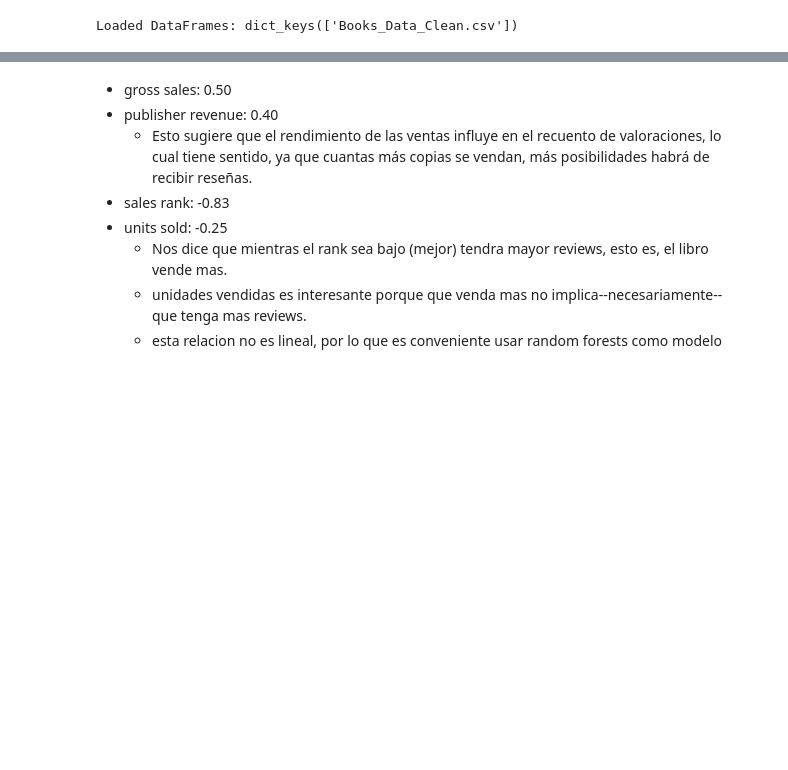
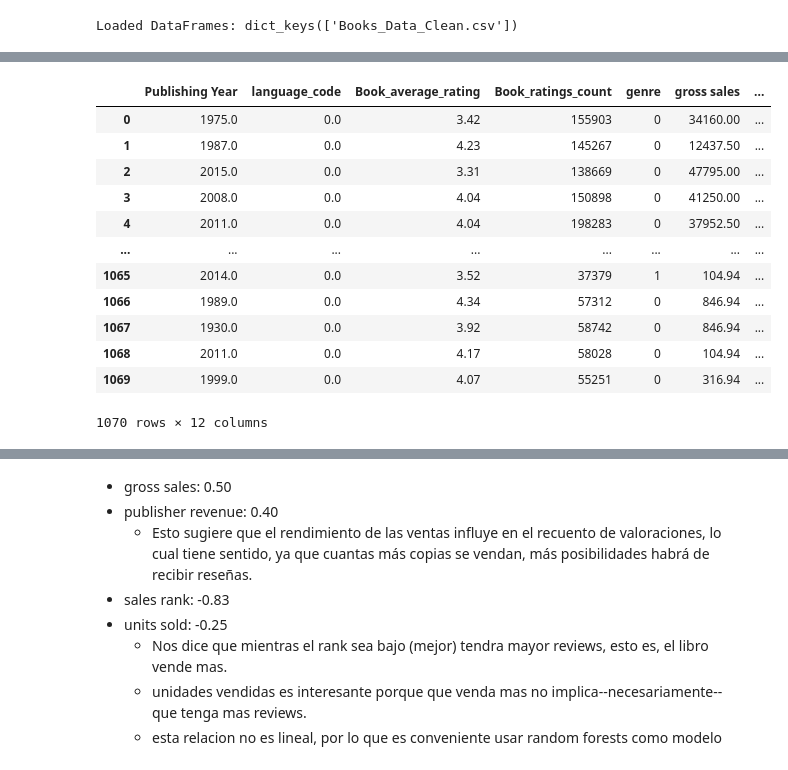
Before and after one commit to Galilea-R/proyecto-mineria, a Jupyter notebook: main.ipynb, the cells around one changed output, grey strips where cells are left out. Cells and saved outputs as stored; diff of their text form; code cells hidden in the pictures; blank space fills up the shorter version.

```diff
--- a/main.ipynb
+++ b/main.ipynb
@@ -14,8 +15,8 @@ Path to dataset files: /Users/emilianosandoval/.cache/kagglehub/datasets/thedeva
 import os
 import pandas as pd
 # %%
-dataset_path = "/Users/emilianosandoval/.cache/kagglehub/datasets/thedevastator/books-sales-and-ratings/versions/2"
-
+#dataset_path = "/Users/emilianosandoval/.cache/kagglehub/datasets/thedevastator/books-sales-and-ratings/versions/2"
+dataset_path = path
 # List files in the dataset directory
 files = os.listdir(dataset_path)
 print("Files in dataset directory:", files)
@@ -46,6 +140,24 @@ Index(['index', 'Publishing Year', 'Book Name', 'Author', 'language_code',
 # %%
 # Select only numeric columns
 df_numeric = df_books_clean.select_dtypes(include=["number"])
+# %%
+
+df_numeric = df_numeric.drop(columns=['index'])
+df_numeric
+# %% [output]
+|  | Publishing Year | language_code | Book_average_rating | Book_ratings_count | genre | gross sales | ... |
+| 0 | 1975.0 | 0.0 | 3.42 | 155903 | 0 | 34160.00 | ... |
+| 1 | 1987.0 | 0.0 | 4.23 | 145267 | 0 | 12437.50 | ... |
+| 2 | 2015.0 | 0.0 | 3.31 | 138669 | 0 | 47795.00 | ... |
+| 3 | 2008.0 | 0.0 | 4.04 | 150898 | 0 | 41250.00 | ... |
+| 4 | 2011.0 | 0.0 | 4.04 | 198283 | 0 | 37952.50 | ... |
+| ... | ... | ... | ... | ... | ... | ... | ... |
+| 1065 | 2014.0 | 0.0 | 3.52 | 37379 | 1 | 104.94 | ... |
+| 1066 | 1989.0 | 0.0 | 4.34 | 57312 | 0 | 846.94 | ... |
+| 1067 | 1930.0 | 0.0 | 3.92 | 58742 | 0 | 846.94 | ... |
+| 1068 | 2011.0 | 0.0 | 4.17 | 58028 | 0 | 104.94 | ... |
+| 1069 | 1999.0 | 0.0 | 4.07 | 55251 | 0 | 316.94 | ... |
+1070 rows × 12 columns
 # %%
 import seaborn as sns
 import matplotlib.pyplot as plt
```
Also changed, not shown: parts of 18 cells of this notebook.
